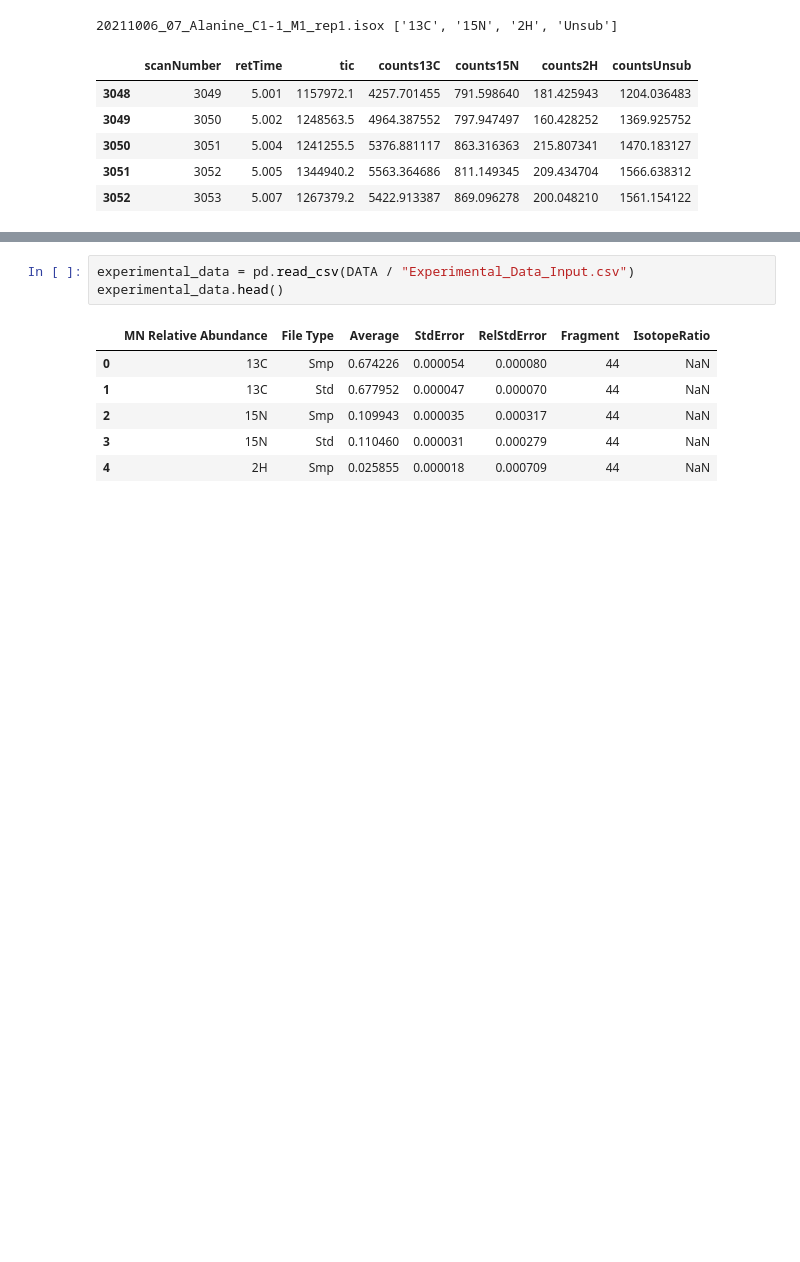
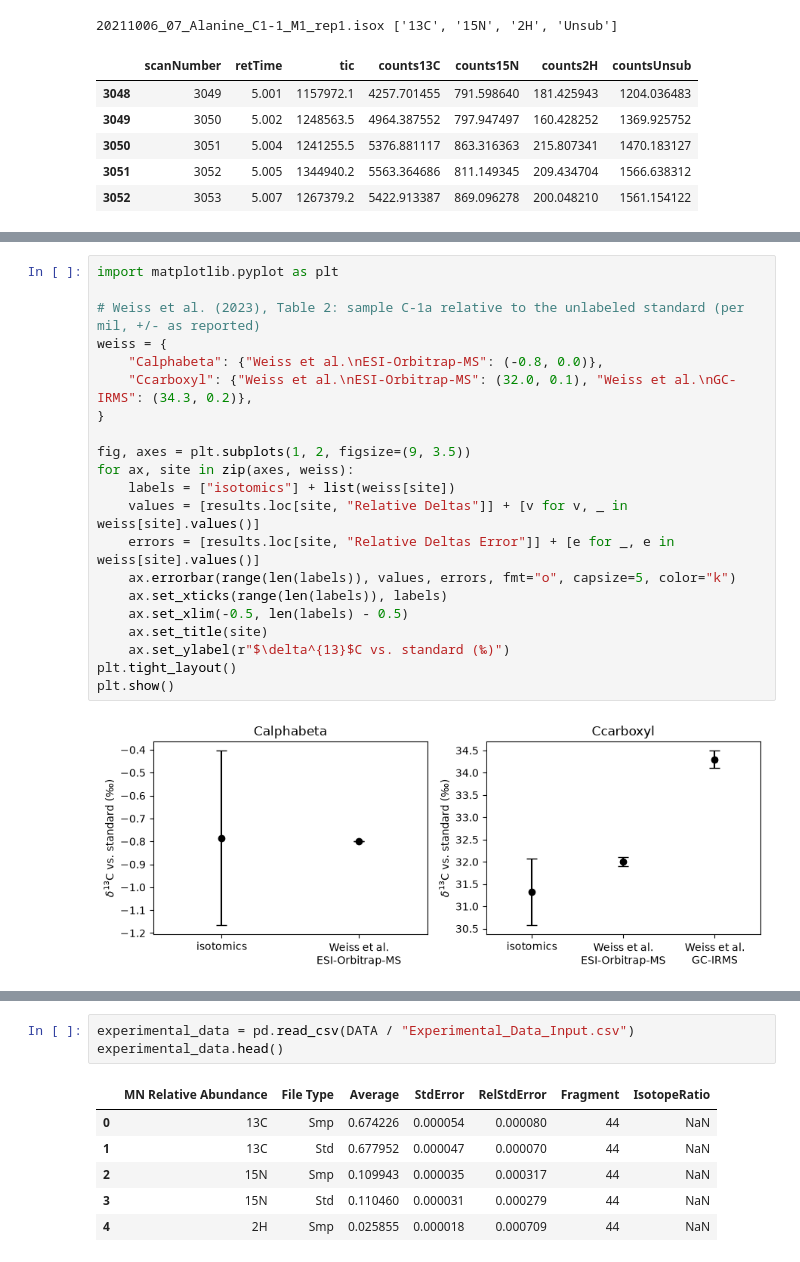
Before and after one commit to Csernica/isotomics, a Jupyter notebook: docs/tutorials/m1_experimental_workflow.ipynb, the cells around one changed output, grey strips where cells are left out. Drawn from its saved outputs; the diff is of its cells as text; blank space fills up the shorter version.

```diff
--- a/docs/tutorials/m1_experimental_workflow.ipynb
+++ b/docs/tutorials/m1_experimental_workflow.ipynb
@@ -248,0 +243,23 @@ of `rtnMeans` directly. An example is bundled:
+# %%
+import matplotlib.pyplot as plt
+
+# Weiss et al. (2023), Table 2: sample C-1a relative to the unlabeled standard (per mil, +/- as reported)
+weiss = {
+    "Calphabeta": {"Weiss et al.\nESI-Orbitrap-MS": (-0.8, 0.0)},
+    "Ccarboxyl": {"Weiss et al.\nESI-Orbitrap-MS": (32.0, 0.1), "Weiss et al.\nGC-IRMS": (34.3, 0.2)},
+}
+
+fig, axes = plt.subplots(1, 2, figsize=(9, 3.5))
+for ax, site in zip(axes, weiss):
+    labels = ["isotomics"] + list(weiss[site])
+    values = [results.loc[site, "Relative Deltas"]] + [v for v, _ in weiss[site].values()]
+    errors = [results.loc[site, "Relative Deltas Error"]] + [e for _, e in weiss[site].values()]
+    ax.errorbar(range(len(labels)), values, errors, fmt="o", capsize=5, color="k")
+    ax.set_xticks(range(len(labels)), labels)
+    ax.set_xlim(-0.5, len(labels) - 0.5)
+    ax.set_title(site)
+    ax.set_ylabel(r"$\delta^{13}$C vs. standard (‰)")
+plt.tight_layout()
+plt.show()
+# %% [output]
+[figure, added]
```
Also changed, not shown: parts of 12 cells of this notebook, 1 other file.
